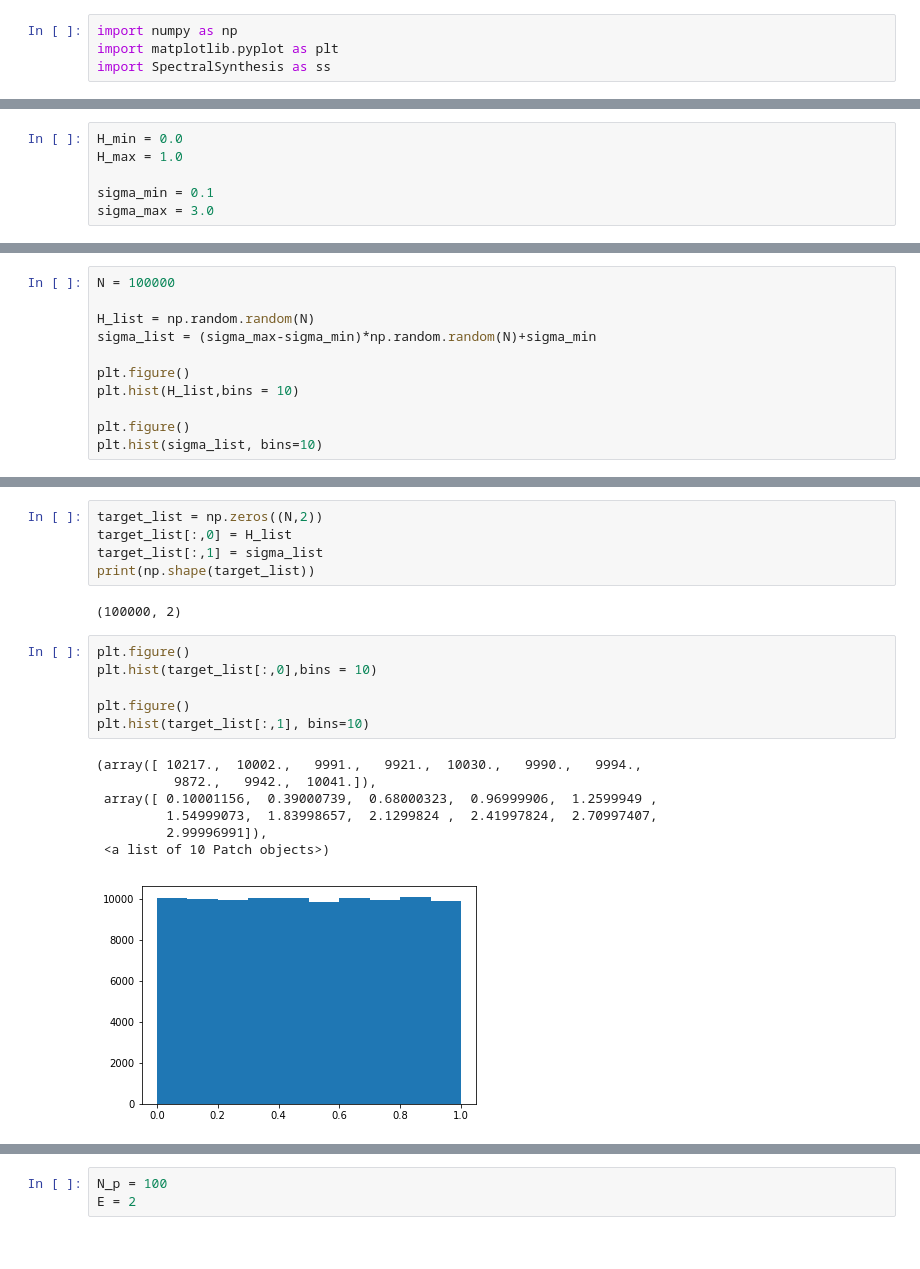
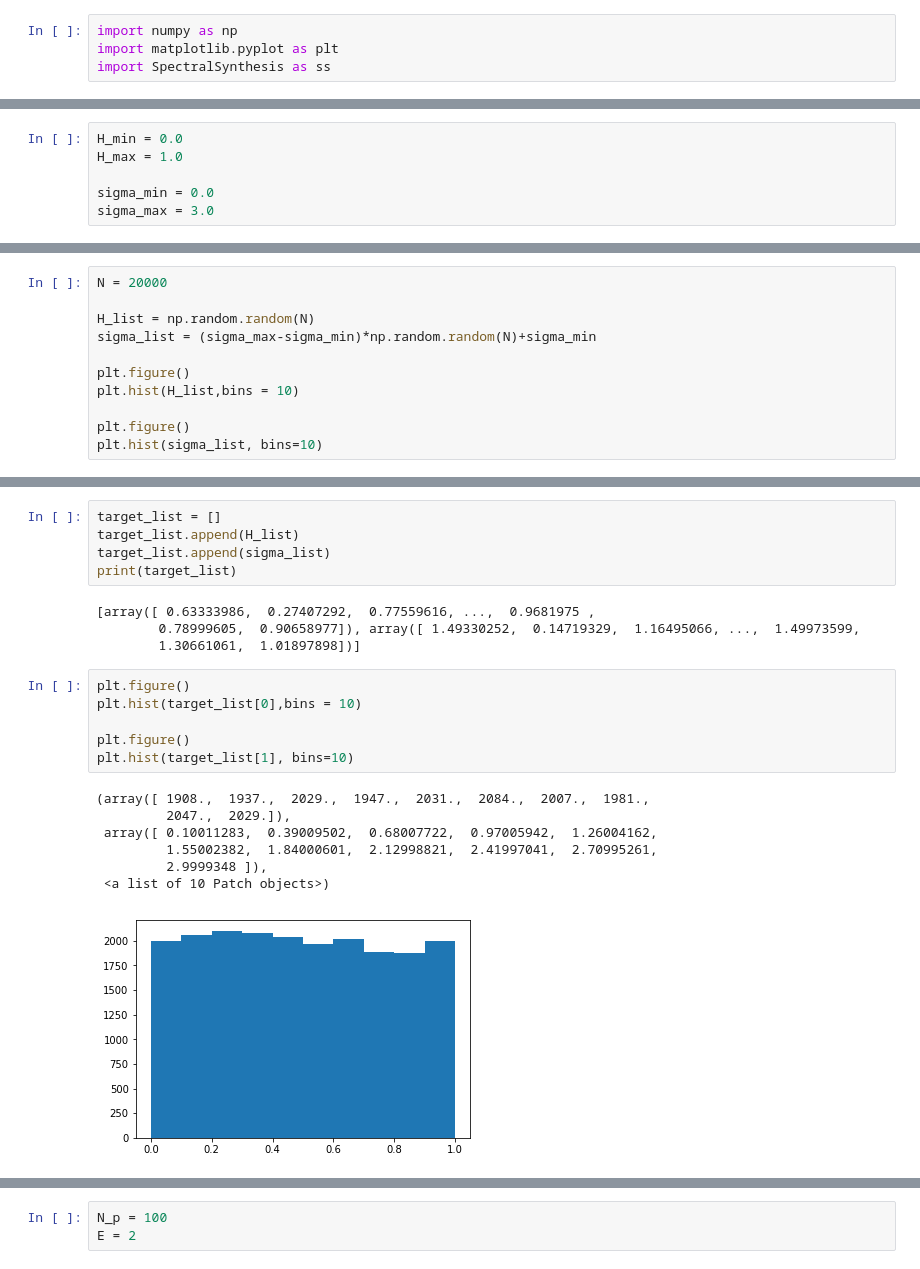
Before and after one commit to MBates92/Scripts, a Jupyter notebook: Generating fBm fields for use in an ANN.ipynb, the cells around one changed output, grey strips where cells are left out. Drawn from its saved outputs; the diff is of its cells as text.

```diff
--- a/Generating fBm fields for use in an ANN.ipynb
+++ b/Generating fBm fields for use in an ANN.ipynb
@@ -10,5 +6,5 @@ $H$ ranges from 0 to 1,  $\sigma$ ranges from 0.1 to 3
 H_min = 0.0
 H_max = 1.0
 
-sigma_min = 0.1
+sigma_min = 0.0
 sigma_max = 3.0
@@ -19,5 +11,5 @@ i.e. 100,000 different values of $H$, and 100,000 different values of $\sigma$
 # %%
-N = 100000
+N = 20000
 
 H_list = np.random.random(N)
 sigma_list = (sigma_max-sigma_min)*np.random.random(N)+sigma_min
@@ -39,21 +32,23 @@ plt.hist(sigma_list, bins=10)
 # %%
-target_list = np.zeros((N,2))
-target_list[:,0] = H_list
-target_list[:,1] = sigma_list
-print(np.shape(target_list))
+target_list = []
+target_list.append(H_list)
+target_list.append(sigma_list)
+print(target_list)
 # %% [output]
-(100000, 2)
+[array([ 0.63333986,  0.27407292,  0.77559616, ...,  0.9681975 ,
+        0.78999605,  0.90658977]), array([ 1.49330252,  0.14719329,  1.16495066, ...,  1.49973599,
+        1.30661061,  1.01897898])]
 # %%
 plt.figure()
-plt.hist(target_list[:,0],bins = 10)
+plt.hist(target_list[0],bins = 10)
 
 plt.figure()
-plt.hist(target_list[:,1], bins=10)
+plt.hist(target_list[1], bins=10)
 # %% [output]
-(array([ 10217.,  10002.,   9991.,   9921.,  10030.,   9990.,   9994.,
-          9872.,   9942.,  10041.]),
- array([ 0.10001156,  0.39000739,  0.68000323,  0.96999906,  1.2599949 ,
-         1.54999073,  1.83998657,  2.1299824 ,  2.41997824,  2.70997407,
-         2.99996991]),
+(array([ 1908.,  1937.,  2029.,  1947.,  2031.,  2084.,  2007.,  1981.,
+         2047.,  2029.]),
+ array([ 0.10011283,  0.39009502,  0.68007722,  0.97005942,  1.26004162,
+         1.55002382,  1.84000601,  2.12998821,  2.41997041,  2.70995261,
+         2.9999348 ]),
  <a list of 10 Patch objects>)
-[figure, old version]
+[figure, new version]
```
Also changed, not shown: parts of 10 cells of this notebook, 25 other files.
